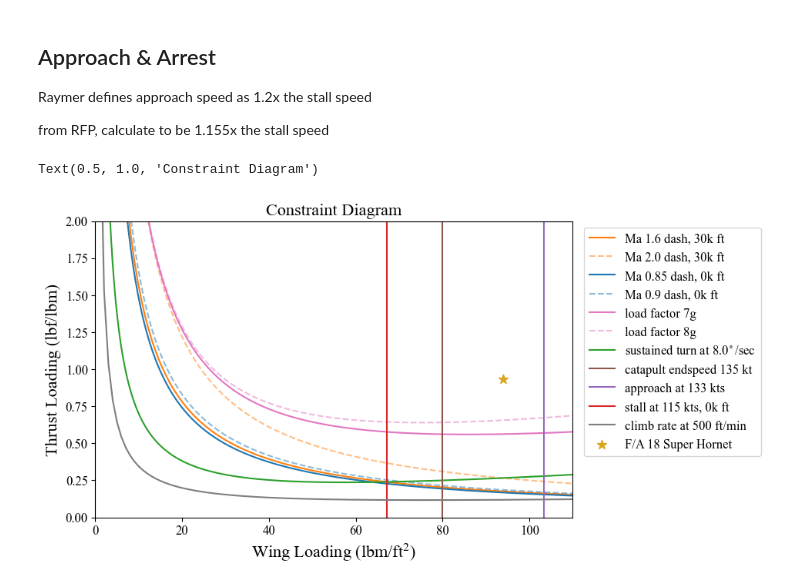
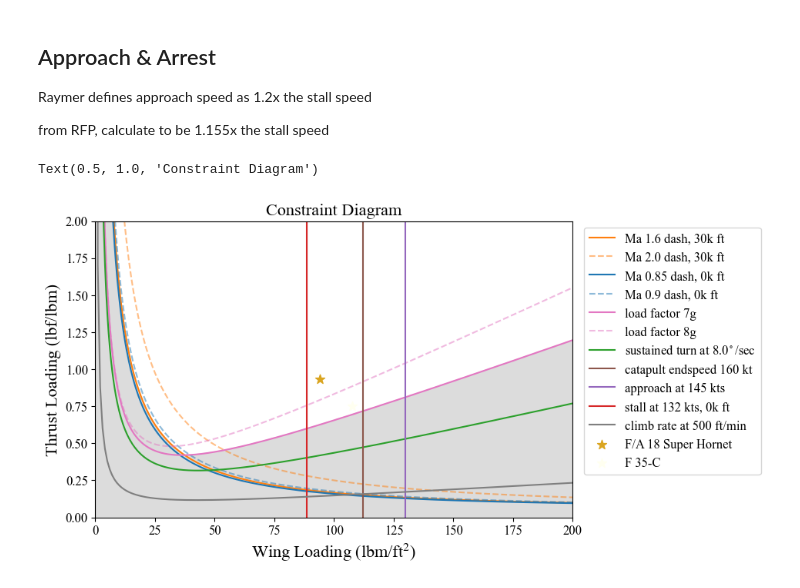
Before and after one commit to EstherKung/EAE130_aircraft_design, a Jupyter notebook: constraint_diagram.ipynb, the cells around one changed output. Saved outputs shown, nothing was run; the diff lists cells and outputs as text; code cells hidden in the pictures.

Commit message:
constraint diagram updates

```diff
--- a/constraint_diagram.ipynb
+++ b/constraint_diagram.ipynb
@@ -118,11 +124,11 @@ def sustained_turn(Ma, alt, deg=8.0, g=32.2, a=a, rho=rho,
                    AR=AERO_DEF['AR'], e=AERO_DEF['e'], c_Do=AERO_DEF['c_Do'],
                    WL=WL_range, plot_styling={}):
     a = a(alt); rho = rho(alt)
-    V = Ma * a
+    V = Ma * a # ft/s
     q = 1/2 * rho * V**2 #dynamic pressure
 
     turn_rate = deg/57.3 # in radians/sec
-    n = np.sqrt(turn_rate * V / g) + 1
+    n = np.sqrt((turn_rate * V / g)**2 + 1)
 
 
 
@@ -141,15 +147,18 @@ RFP Specifications
 # %%
 def load_factor(Ma, alt, n, g=32.2, a=a, rho=rho,
                    AR=AERO_DEF['AR'], e=AERO_DEF['e'], c_Do=AERO_DEF['c_Do'],
-                   WL=WL_range, plot_styling={}, mid_mission_weight_fraction=0.8):
+                   WL=WL_range, plot_styling={}, mid_mission_weight_fraction=0.8, fill=True):
 
-    WL = WL*mid_mission_weight_fraction
+    WL = WL
+
     a = a(alt); rho = rho(alt)
     V = Ma * a
     q = 1/2 * rho * V**2 #dynamic pressure
 
     load_factor = n
-    TW = q * c_Do/WL + WL * (load_factor**2)/(q*np.pi*AR*e)
+    TW = q * c_Do/WL + WL * 0.75**2 * (load_factor**2)/(q*np.pi*AR*e)
+    if fill == True:
+        plt.fill_between(WL, TW, 0, color='gainsboro')
 
     return plt.plot(WL, TW, label=f"load factor {n}g", **plot_styling)
 # %% [markdown]
@@ -176,13 +185,14 @@ Sea Level Dash
 # %%
 def dash(Ma, alt, a=a, rho=rho,
          e=AERO_DEF['e'], AR=AERO_DEF['AR'], c_Do=AERO_DEF['c_Do'],
-         WL=WL_range, plot_styling={},):
+         WL=WL_range, plot_styling={},fill=True):
     a = a(alt); rho = rho(alt)
     V = Ma * a
     q = 1/2 * rho * V**2 # dynamic pressure
     k = 1/ (np.pi*e*AR)
-
     TW = q* c_Do / WL + k/q * WL
+    if fill==True:
+       plt.fill_between(WL, TW, 0, color='gainsboro')
 
     return plt.plot(WL, TW, label=f"Ma {Ma} dash, {alt/1000:.0f}k ft", **plot_styling)
 # %% [markdown]
@@ -193,9 +203,9 @@ from RFP, calculate to be 1.155x the stall speed
 # %%
 def approach(V_stall, rho=2.377e-3, CLmax_landing=2.0, plot_styling={}):
     V = V_stall * 1.6878 # convert from kts to ft/s
-    WL = 1/2 * rho * (1.155*V**2) * CLmax_landing
+    WL = 1/2 * rho * (1.1*V**2) * CLmax_landing
 
-    return plt.axvline(x=WL, label=f'approach at {1.155*V_stall:.0f} kts', **plot_styling)
+    return plt.axvline(x=WL, label=f'approach at {1.1*V_stall:.0f} kts', **plot_styling)
 # %%
 import matplotlib as mpl
 mpl.rcParams.update({
@@ -210,40 +220,41 @@ plt.figure(figsize=(8, 5))
 dash(Ma=1.6, alt=30000,
      plot_styling={'linestyle': '-', 'color':'tab:orange'})
 dash(Ma=2.0, alt=30000,
-     plot_styling={'linestyle': '--', 'color': 'tab:orange', 'alpha': 0.5})
+     plot_styling={'linestyle': '--', 'color': 'tab:orange', 'alpha': 0.5}, fill=False)
 dash(Ma=0.85, alt=0,
      plot_styling={'linestyle': '-','color':'tab:blue'})
 dash(Ma=0.90, alt=0,
-     plot_styling={'linestyle': '--','color':'tab:blue', 'alpha': 0.5})
-load_factor(Ma=1.6, alt=20000, n=7, plot_styling={'linestyle': '-', 'color': 'tab:pink'})
-load_factor(Ma=1.6, alt=20000, n=8, plot_styling={'linestyle': '--', 'color': 'tab:pink', 'alpha':0.5})
+     plot_styling={'linestyle': '--','color':'tab:blue', 'alpha': 0.5}, fill=False)
+load_factor(Ma=0.9, alt=20000, n=7, plot_styling={'linestyle': '-', 'color': 'tab:pink'})
+load_factor(Ma=0.9, alt=20000, n=8, plot_styling={'linestyle': '--', 'color': 'tab:pink', 'alpha':0.5}, fill=False)
 sustained_turn(Ma=0.85, alt=20000, deg=8.0, plot_styling={'linestyle': '-', 'color': 'tab:green'})
-takeoff(135,
+takeoff(160,
         plot_styling={'linestyle': '-', 'color': 'tab:brown'})
-approach(115,
+approach(132,
          plot_styling={'linestyle': '-', 'color': 'tab:purple'})
 # approach(125,
 #          plot_styling={'linestyle': '--', 'color': 'tab:purple', 'alpha': 0.5})
-stall(115, 0,
+stall(132, 0,
       plot_styling={'linestyle': '-', 'color': 'tab:red'})
 
 #climb(500, 135,)
-climb_curve(500, 135,plot_styling={'linestyle': '-', 'color': 'tab:gray'})
+climb_curve(500, 135, plot_styling={'linestyle': '-', 'color': 'tab:gray'})
 # stall(125, 0,
 #       plot_styling={'linestyle': '--', 'color': 'tab:red', 'alpha':0.5})
 
 
 plt.ylim([0, 2])
-plt.xlim([0, 110])
+plt.xlim([0, 200])
 plt.xlabel('Wing Loading (lbm/ft$^2$)', fontsize=16)
 plt.ylabel('Thrust Loading (lbf/lbm)', fontsize=16)
 plt.scatter(94, 0.93, marker='*', c='goldenrod', s=80, label='F/A 18 Super Hornet')
+plt.scatter(107.7, 0.75, marker='*', c='ivory', s=80, label='F 35-C')
 #plt.scatter(60, 0.45, marker='*', c='tab:gray', s=80, label='Chosen Design Point', zorder=100)
 plt.legend(bbox_to_anchor=(1.01, 1), loc='upper left')
 
 
 #plt.tight_layout()
 plt.title("Constraint Diagram", fontsize=16)
 # %% [output]
 Text(0.5, 1.0, 'Constraint Diagram')
-[figure, old version]
+[figure, new version]
```
Also changed, not shown: parts of 3 cells of this notebook.
